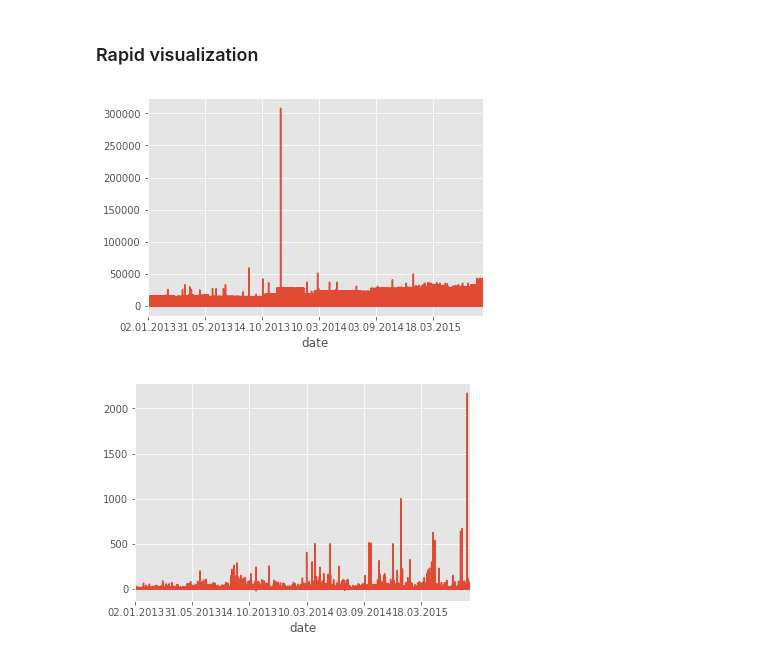
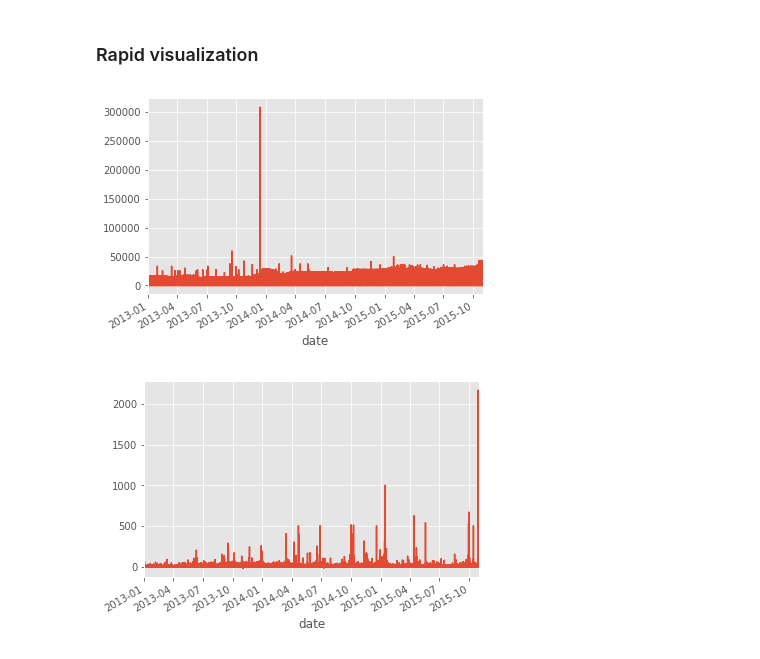
Before and after one commit to pjbaudin/kaggle_team_comp, a Jupyter notebook: 1-Predict Future Sales/Base Exploratory Data Analysis.ipynb, the cells around one changed output. Saved outputs shown, nothing was run; the diff lists cells and outputs as text; code cells hidden in the pictures.

Commit message:
clean up date to datetime, set index

```diff
--- a/1-Predict Future Sales/Base Exploratory Data Analysis.ipynb
+++ b/1-Predict Future Sales/Base Exploratory Data Analysis.ipynb
@@ -10,7 +10,7 @@ import matplotlib.pyplot as plt
 import pandas as pd
 # %%
 # Import all of them
-sales = pd.read_csv("data/sales_train.csv.gz", compression='gzip')
+sales_original = pd.read_csv("data/sales_train.csv.gz", compression='gzip')
 item_cat = pd.read_csv("data/item_categories.csv")
 item = pd.read_csv("data/items.csv")
 shops=pd.read_csv("data/shops.csv")
@@ -18,14 +27,20 @@ test=pd.read_csv("data/test.csv.gz", compression='gzip')
 # %% [markdown]
 ## Data Processing
 # %%
-# set index to date
-sales_update = sales.set_index('date')
+# Copy and clean sales dataset
+sales = sales_original
+# convert to datetime
+sales['date'] = pd.to_datetime(sales['date'], format='%d.%m.%Y')
+
+# set index
+sales = sales.set_index('date')
 
 # set shop_id, item_id to categorical variables
-sales_update['shop_id'] = sales_update['shop_id'].astype('category')
-sales_update['item_id'] = sales_update['item_id'].astype('category')
+sales['shop_id'] = sales['shop_id'].astype('category')
+sales['item_id'] = sales['item_id'].astype('category')
 
 # see dataset info
-sales_update.info()
+sales.info()
+sales.head()
 # %% [output]
 <class 'pandas.core.frame.DataFrame'>
@@ -133,12 +155,12 @@ test.head()
 # %%
 plt.style.use('ggplot')
 # %%
-sales_update['item_price'].plot()
+sales['item_price'].plot()
 plt.show()
 # %% [output]
-[figure, old version]
+[figure, new version]
 # %%
-sales_update['item_cnt_day'].plot()
+sales['item_cnt_day'].plot()
 plt.show()
 # %% [output]
-[figure, old version]
+[figure, new version]
```
Also changed, not shown: parts of 5 cells of this notebook.
